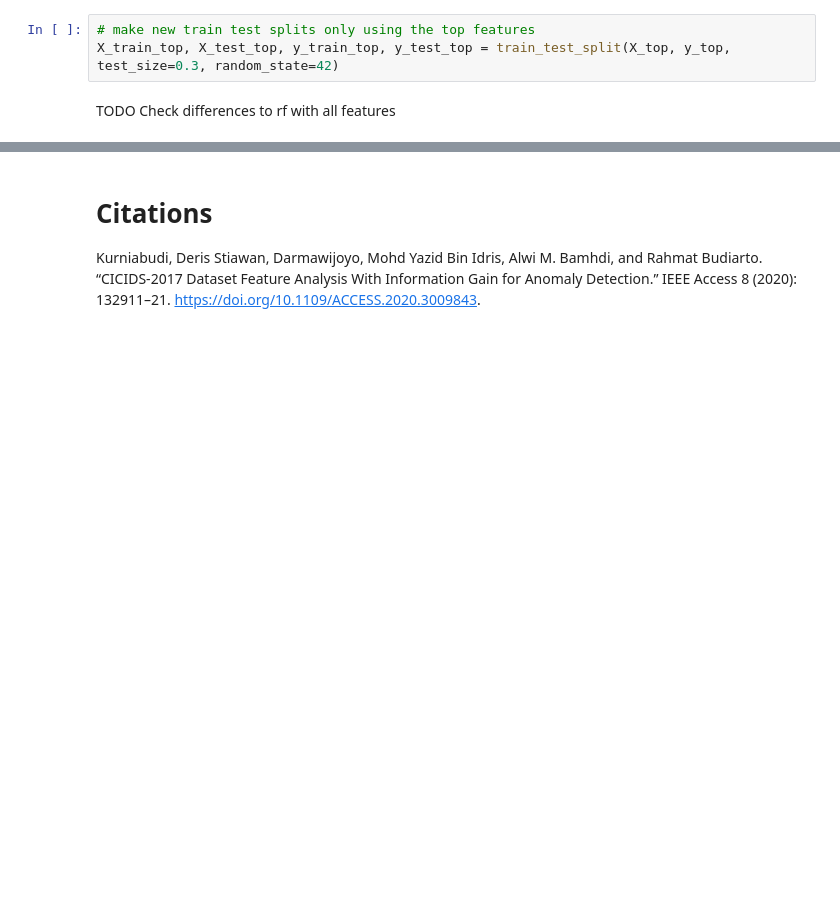
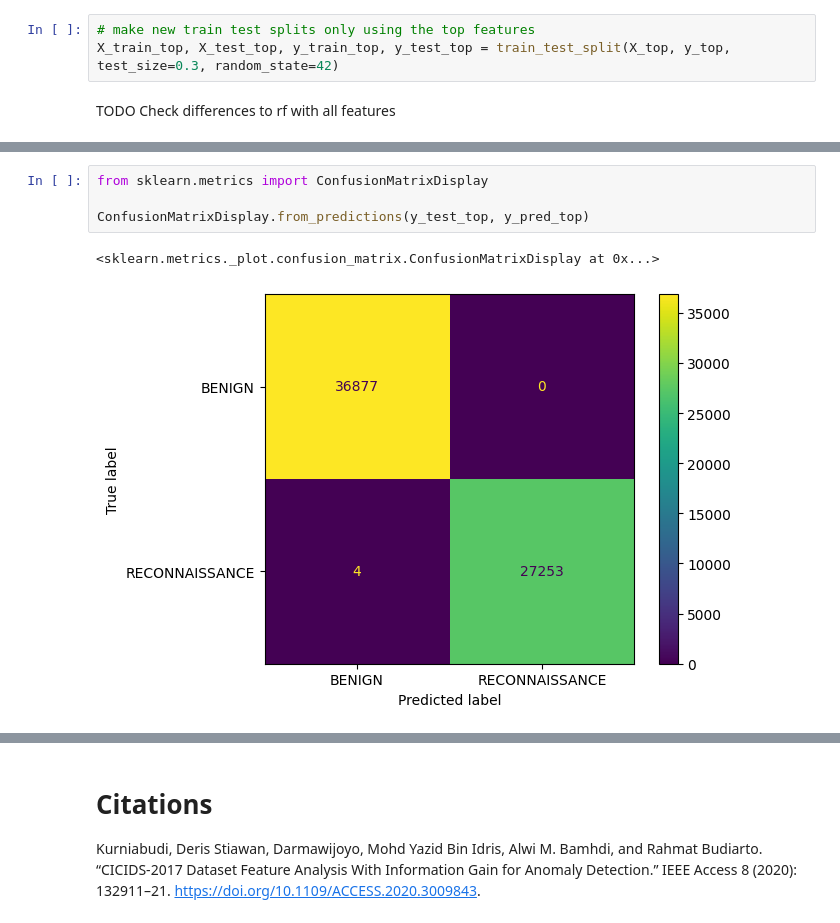
Before and after one commit to j4n-r/IDS_ml, a Jupyter notebook: ml-project-v4.ipynb, the cells around one changed output, grey strips where cells are left out. Drawn from its saved outputs; the diff is of its cells as text; blank space fills up the shorter version.

```diff
--- a/ml-project-v4.ipynb
+++ b/ml-project-v4.ipynb
@@ -476,0 +466,7 @@ RECONNAISSANCE     0.9891    0.9909    0.9900     27358
+# %%
+from sklearn.metrics import ConfusionMatrixDisplay
+
+ConfusionMatrixDisplay.from_predictions(y_test_top, y_pred_top)
+# %% [output]
+<sklearn.metrics._plot.confusion_matrix.ConfusionMatrixDisplay at 0x...>
+[figure, added]
```
Also changed, not shown: parts of 17 cells of this notebook.
